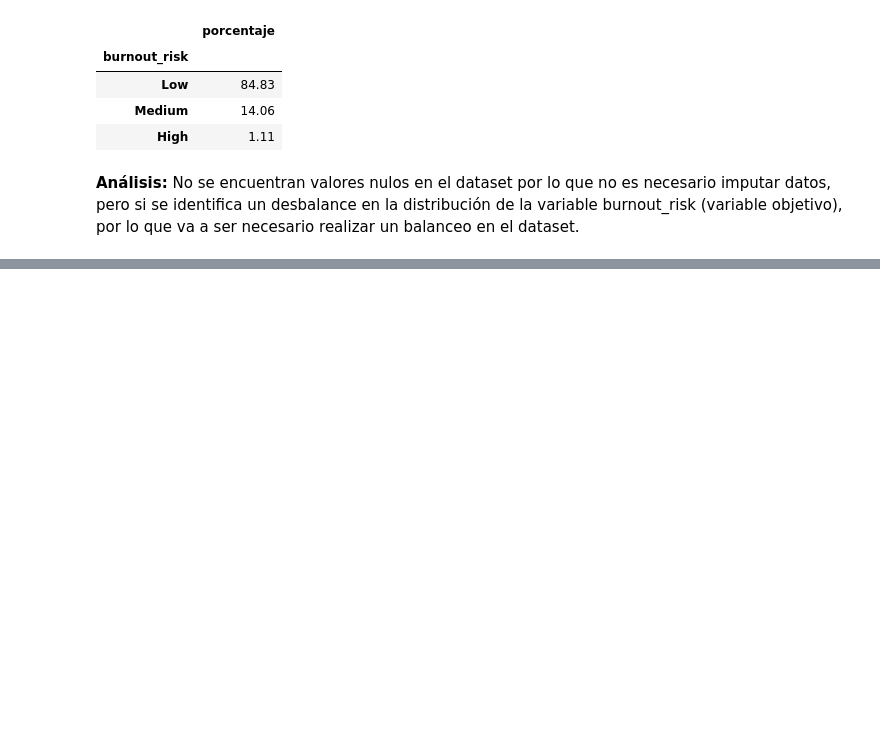
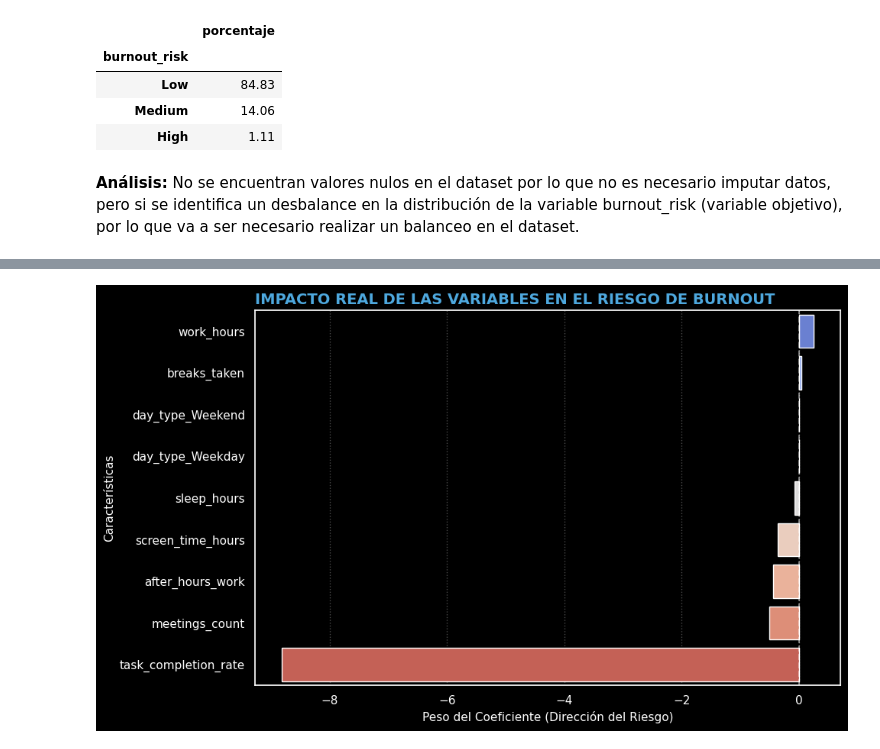
Before and after one commit to Lks1176/ProyectoFCD-ScreenTime, a Jupyter notebook: Trabajo_final_Carlos_Rodriguez_Lukas_Piedrahita.ipynb, the cells around one changed output, grey strips where cells are left out. Saved outputs shown, nothing was run; the diff lists cells and outputs as text; code cells hidden in the pictures; blank space fills up the shorter version.

```diff
--- a/Trabajo_final_Carlos_Rodriguez_Lukas_Piedrahita.ipynb
+++ b/Trabajo_final_Carlos_Rodriguez_Lukas_Piedrahita.ipynb
@@ -587,0 +480,85 @@ Conteo de observaciones según Isolation Forest - Balanceado:
+# %%
+from sklearn.model_selection import train_test_split
+from sklearn.preprocessing import StandardScaler, OneHotEncoder
+from sklearn.linear_model import LogisticRegression
+from sklearn.compose import ColumnTransformer
+from imblearn.combine import SMOTEENN
+
+# Variable objetivo unificada (Binaria: 'Sin_Riesgo' vs 'En_Riesgo')
+y_data = df_working[target_col].map({'Low': 0, 'Medium': 1, 'High': 1})
+
+#Eliminamos también 'burnout_score' de X_data para evitar Data Leakage
+X_data = df_working.drop(columns=[target_col, 'burnout_score'], errors='ignore')
+
+# Aplicar One-Hot Encoding a las columnas categóricas
+preprocessor = ColumnTransformer(
+    transformers=[
+        ('cat', OneHotEncoder(handle_unknown='ignore'), categorical_cols)
+    ],
+    remainder='passthrough'
+)
+X_data_encoded = preprocessor.fit_transform(X_data)
+
+# Limpieza de índices por si quedaron nulos en el target mapeado
+valid_idx = y_data.dropna().index
+X_real = X_data_encoded[valid_idx]
+y_real = y_data.loc[valid_idx].values
+
+# Obtenemos los nombres de las columnas transformadas para los coeficientes
+encoded_feature_names = preprocessor.named_transformers_['cat'].get_feature_names_out(categorical_cols).tolist()
+
+#Nos aseguramos de que 'burnout_score' tampoco se intente mapear en los nombres !!!
+remaining_feature_names = [col for col in X_data.columns if col not in categorical_cols and col not in [target_col, 'burnout_score']]
+all_feature_names = encoded_feature_names + remaining_feature_names
+
+# Re-crear 'methods' para asegurar que 'burnout_score' no esté en X_real
+methods_recreated = {
+    'SMOTE + ENN': SMOTEENN(random_state=42).fit_resample(X_real, y_real)
+}
+
+X_final, y_final = methods_recreated['SMOTE + ENN']
+
+# Split y Escalado
+X_train, X_test, y_train, y_test = train_test_split(
+    X_final, y_final, test_size=0.2, random_state=42, stratify=y_final
+)
+scaler = StandardScaler()
+X_train_scaled = scaler.fit_transform(X_train)
+
+# Entrenamos la Regresión Logística Final
+model_final = LogisticRegression(random_state=42, max_iter=1000)
+model_final.fit(X_train_scaled, y_train)
+
+# Extraer coeficientes (Pesos de las variables)
+coeficientes = model_final.coef_[0]
+
+# Creamos un DataFrame para ordenarlos usando todos los nombres de características válidas
+df_importancia = pd.DataFrame({
+    'Característica': all_feature_names,
+    'Impacto (Coeficiente)': coeficientes
+}).sort_values(by='Impacto (Coeficiente)', ascending=False)
+
+# Graficar el impacto
+plt.style.use('dark_background')
+plt.figure(figsize=(10, 6))
+sns.barplot(
+    data=df_importancia,
+    x='Impacto (Coeficiente)',
+    y='Característica',
+    palette=sns.color_palette("coolwarm", len(df_importancia))
+)
+
+# Línea de referencia en 0
+plt.axvline(x=0, color='white', linestyle='--', alpha=0.5)
+
+plt.title("IMPACTO REAL DE LAS VARIABLES EN EL RIESGO DE BURNOUT", fontsize=14, fontweight='bold', color='#4ea8de', loc='left')
+plt.xlabel("Peso del Coeficiente (Dirección del Riesgo)")
+plt.ylabel("Características")
+plt.grid(True, axis='x', linestyle=':', alpha=0.3)
+plt.tight_layout()
+plt.show()
+
+print("\n--- Tabla de Coeficientes Ordenada (Sin Burnout Score) ---")
+display(df_importancia.round(4))
+# %% [output]
+[figure, added]
```
Also changed, not shown: parts of 27 cells of this notebook.
